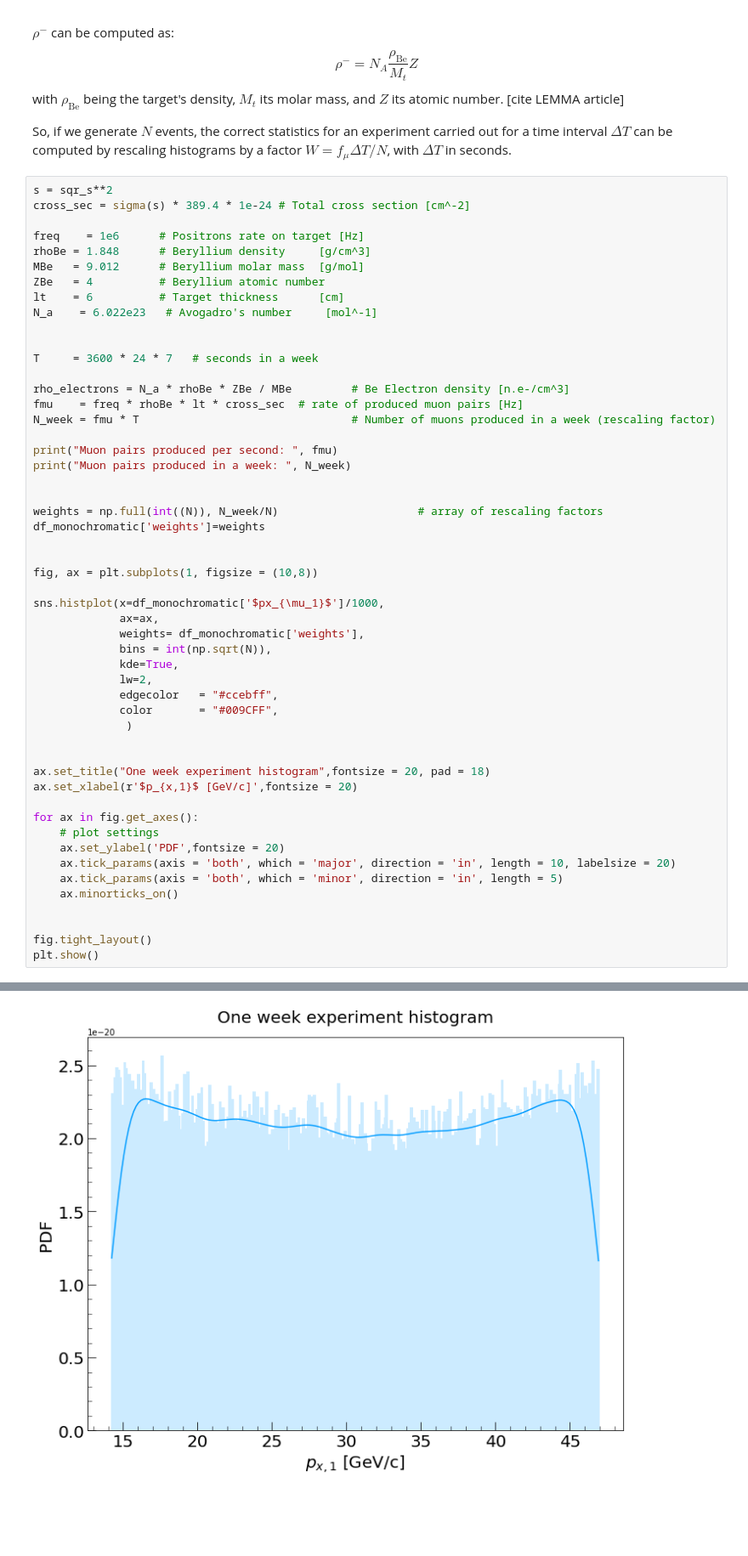
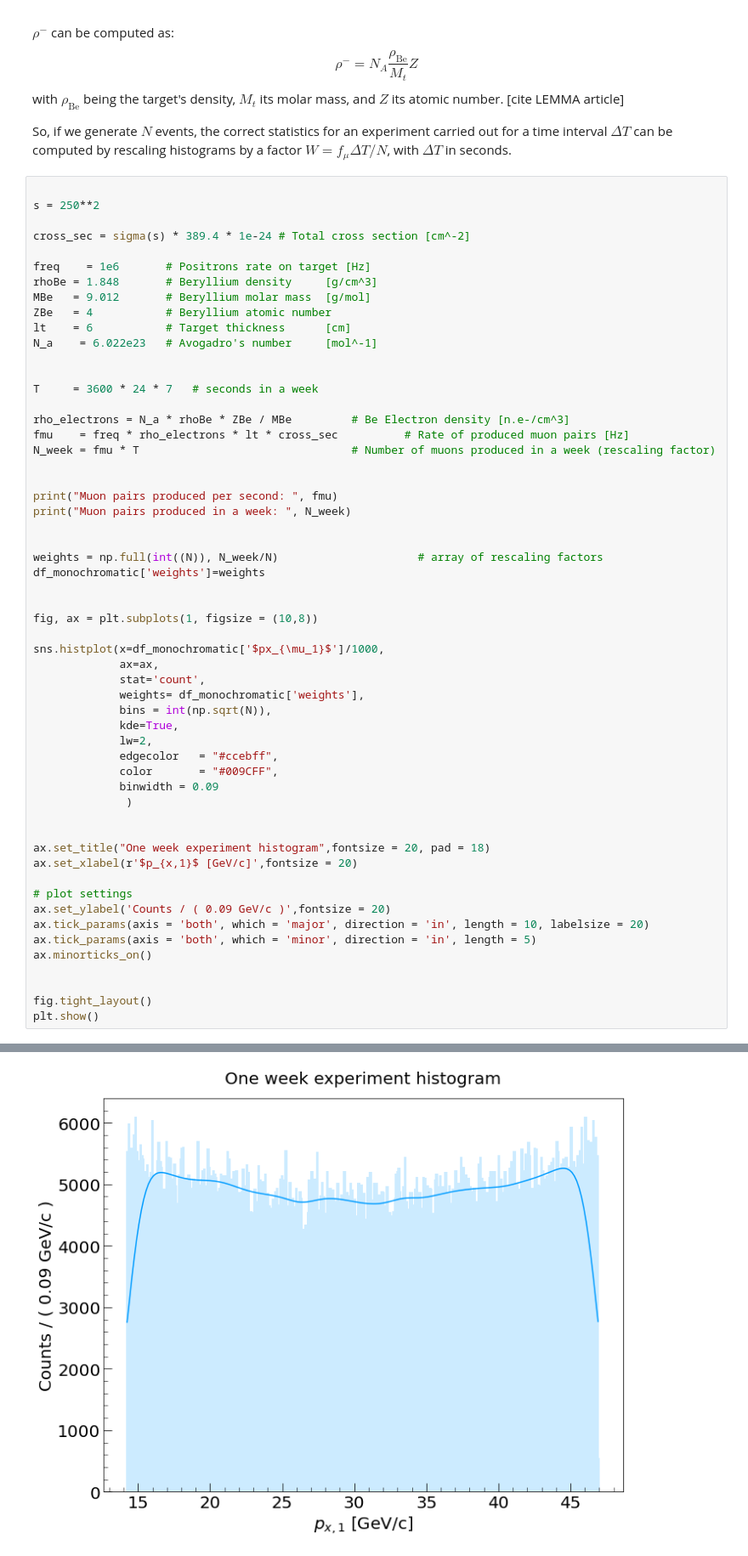
Before and after one commit to vanessacerrone/LEMMA_project, a Jupyter notebook: project.ipynb, the cells around one changed output, grey strips where cells are left out. Shown at 85% size. Saved outputs shown, nothing was run; the diff lists cells and outputs as text; blank space fills up the shorter version.

```diff
--- a/project.ipynb
+++ b/project.ipynb
@@ -346,22 +389,25 @@ with $\rho_{\mathrm{Be}}$ being the target's density, $M_t$ its molar mass, and
 
 So, if we generate $N$ events, the correct statistics for an experiment carried out for a time interval $\Delta T$ can be computed by rescaling histograms by a factor $W = f_\mu \Delta T / N$, with $\Delta T$ in seconds.
 # %%
-s = sqr_s**2
+
+s = 250**2
+
 cross_sec = sigma(s) * 389.4 * 1e-24 # Total cross section [cm^-2]
 
-freq    = 1e6      # Positrons rate on target [Hz]
-rhoBe = 1.848      # Beryllium density     [g/cm^3]
-MBe   = 9.012      # Beryllium molar mass  [g/mol]
-ZBe   = 4          # Beryllium atomic number
-lt    = 6          # Target thickness      [cm]
+freq    = 1e6       # Positrons rate on target [Hz]
+rhoBe = 1.848       # Beryllium density     [g/cm^3]
+MBe   = 9.012       # Beryllium molar mass  [g/mol]
+ZBe   = 4           # Beryllium atomic number
+lt    = 6           # Target thickness      [cm]
 N_a    = 6.022e23   # Avogadro's number     [mol^-1]
 
 
 T     = 3600 * 24 * 7   # seconds in a week
 
 rho_electrons = N_a * rhoBe * ZBe / MBe         # Be Electron density [n.e-/cm^3]
-fmu    = freq * rhoBe * lt * cross_sec  # rate of produced muon pairs [Hz]
+fmu    = freq * rho_electrons * lt * cross_sec          # Rate of produced muon pairs [Hz]
 N_week = fmu * T                                # Number of muons produced in a week (rescaling factor)
+
 
 print("Muon pairs produced per second: ", fmu)
 print("Muon pairs produced in a week: ", N_week)
@@ -375,24 +421,25 @@ fig, ax = plt.subplots(1, figsize = (10,8))
 
 sns.histplot(x=df_monochromatic['$px_{\mu_1}$']/1000,
              ax=ax,
+             stat='count',
              weights= df_monochromatic['weights'],
              bins = int(np.sqrt(N)),
              kde=True,
              lw=2,
              edgecolor   = "#ccebff",
              color       = "#009CFF",
+             binwidth = 0.09
               )
 
 
 ax.set_title("One week experiment histogram",fontsize = 20, pad = 18)
 ax.set_xlabel(r'$p_{x,1}$ [GeV/c]',fontsize = 20)
 
-for ax in fig.get_axes():
-    # plot settings
-    ax.set_ylabel('PDF',fontsize = 20)
-    ax.tick_params(axis = 'both', which = 'major', direction = 'in', length = 10, labelsize = 20)
-    ax.tick_params(axis = 'both', which = 'minor', direction = 'in', length = 5)
-    ax.minorticks_on()
+# plot settings
+ax.set_ylabel('Counts / ( 0.09 GeV/c )',fontsize = 20)
+ax.tick_params(axis = 'both', which = 'major', direction = 'in', length = 10, labelsize = 20)
+ax.tick_params(axis = 'both', which = 'minor', direction = 'in', length = 5)
+ax.minorticks_on()
 
 
 fig.tight_layout()
@@ -403 +450 @@ Muon pairs produced in a week:  6.75903337544068e-18
-[figure, old version]
+[figure, new version]
```
Also changed, not shown: parts of 10 cells of this notebook, 2 other files.
